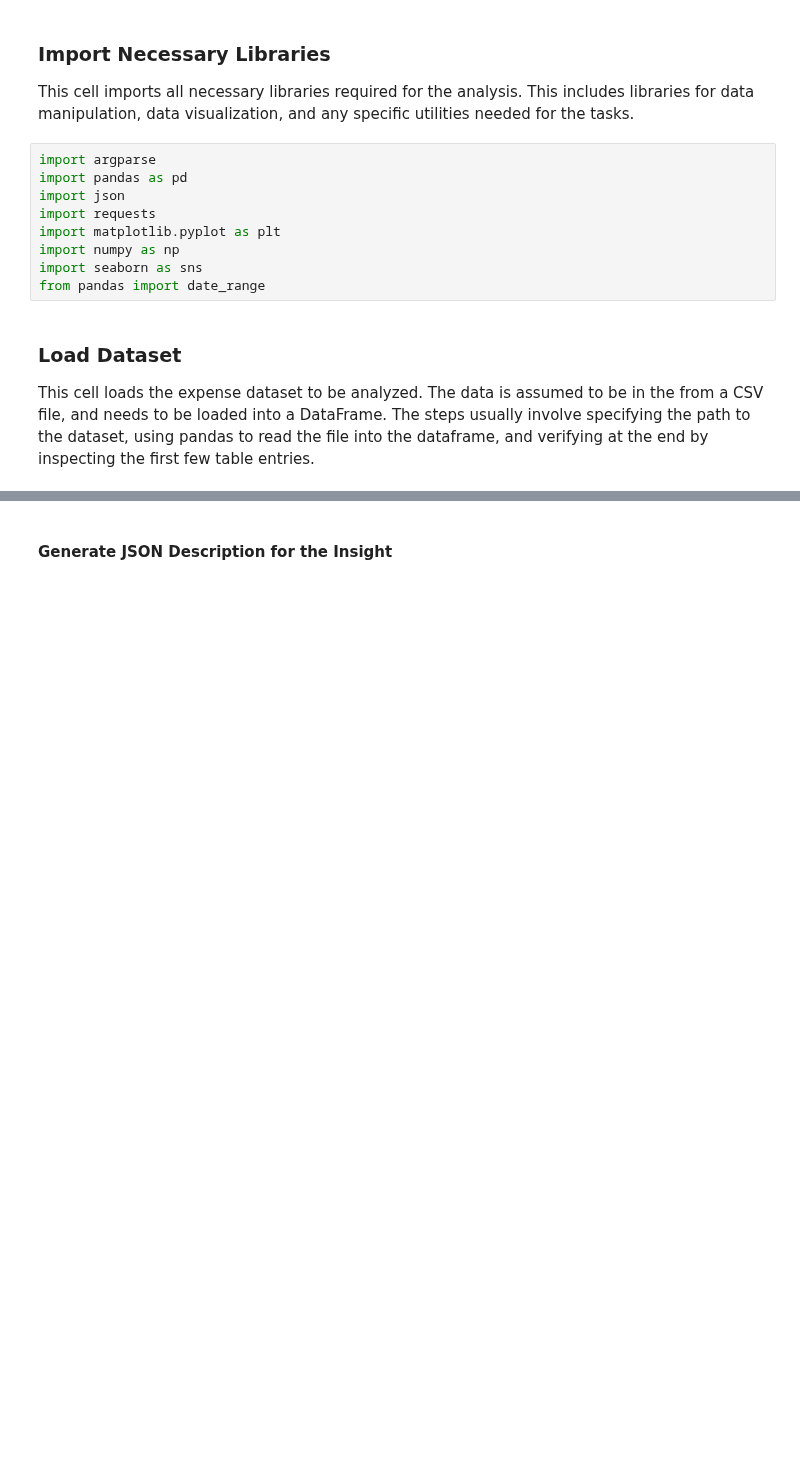
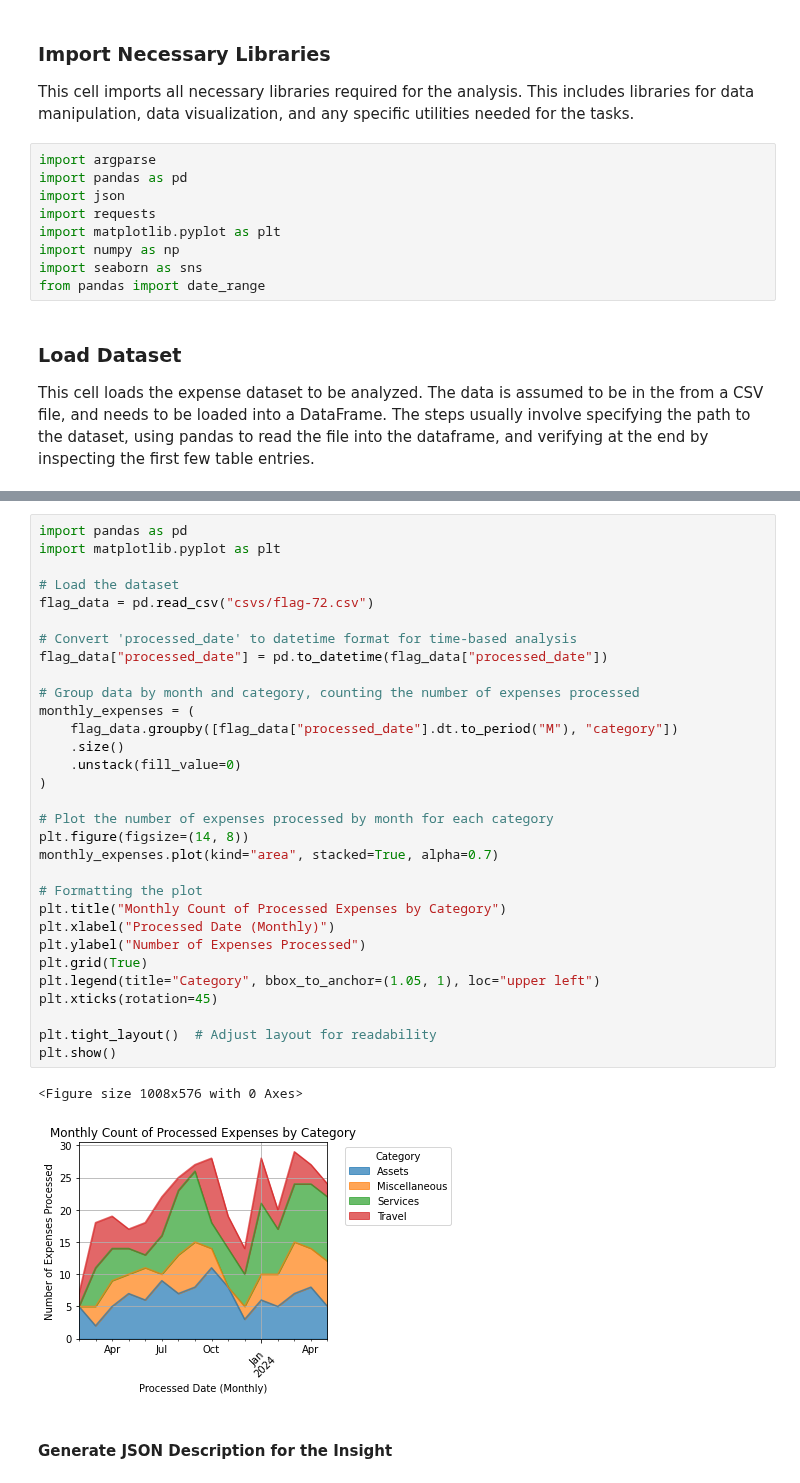
Before and after one commit to ServiceNow/insight-bench, a Jupyter notebook: data/notebooks/flag-72.ipynb, the cells around one changed output, grey strips where cells are left out. Saved outputs shown, nothing was run; the diff lists cells and outputs as text; blank space fills up the shorter version.

```diff
--- a/data/notebooks/flag-72.ipynb
+++ b/data/notebooks/flag-72.ipynb
@@ -77,2 +47,36 @@ plt.show()
+# %%
+import pandas as pd
+import matplotlib.pyplot as plt
+
+# Load the dataset
+flag_data = pd.read_csv("csvs/flag-72.csv")
+
+# Convert 'processed_date' to datetime format for time-based analysis
+flag_data["processed_date"] = pd.to_datetime(flag_data["processed_date"])
+
+# Group data by month and category, counting the number of expenses processed
+monthly_expenses = (
+    flag_data.groupby([flag_data["processed_date"].dt.to_period("M"), "category"])
+    .size()
+    .unstack(fill_value=0)
+)
+
+# Plot the number of expenses processed by month for each category
+plt.figure(figsize=(14, 8))
+monthly_expenses.plot(kind="area", stacked=True, alpha=0.7)
+
+# Formatting the plot
+plt.title("Monthly Count of Processed Expenses by Category")
+plt.xlabel("Processed Date (Monthly)")
+plt.ylabel("Number of Expenses Processed")
+plt.grid(True)
+plt.legend(title="Category", bbox_to_anchor=(1.05, 1), loc="upper left")
+plt.xticks(rotation=45)
+
+plt.tight_layout()  # Adjust layout for readability
+plt.show()
+# %% [output]
+<Figure size 1008x576 with 0 Axes>
+[figure, added]
 # %% [markdown]
 #### Generate JSON Description for the Insight
```
Also changed, not shown: parts of 10 cells of this notebook, 26 other files.
